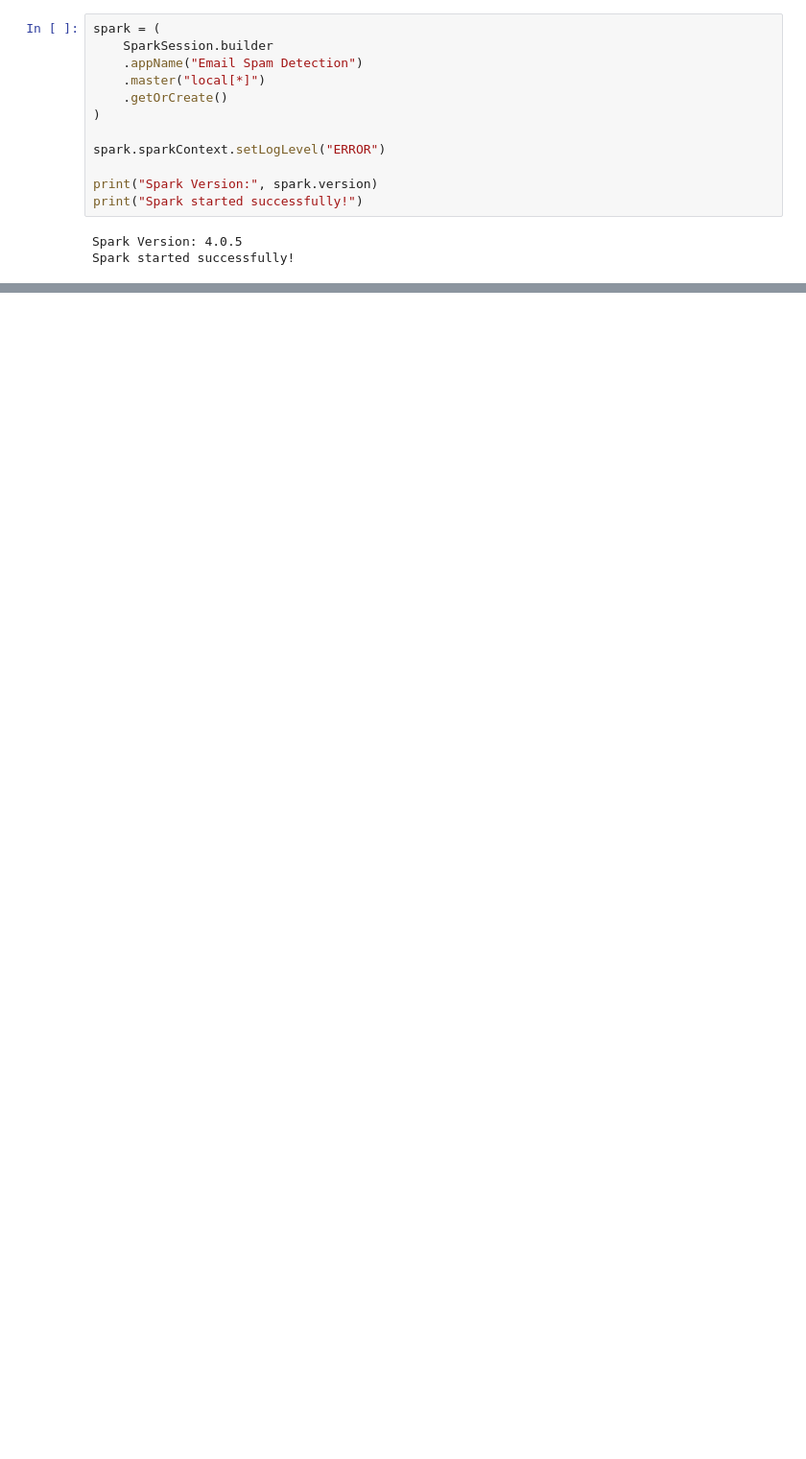
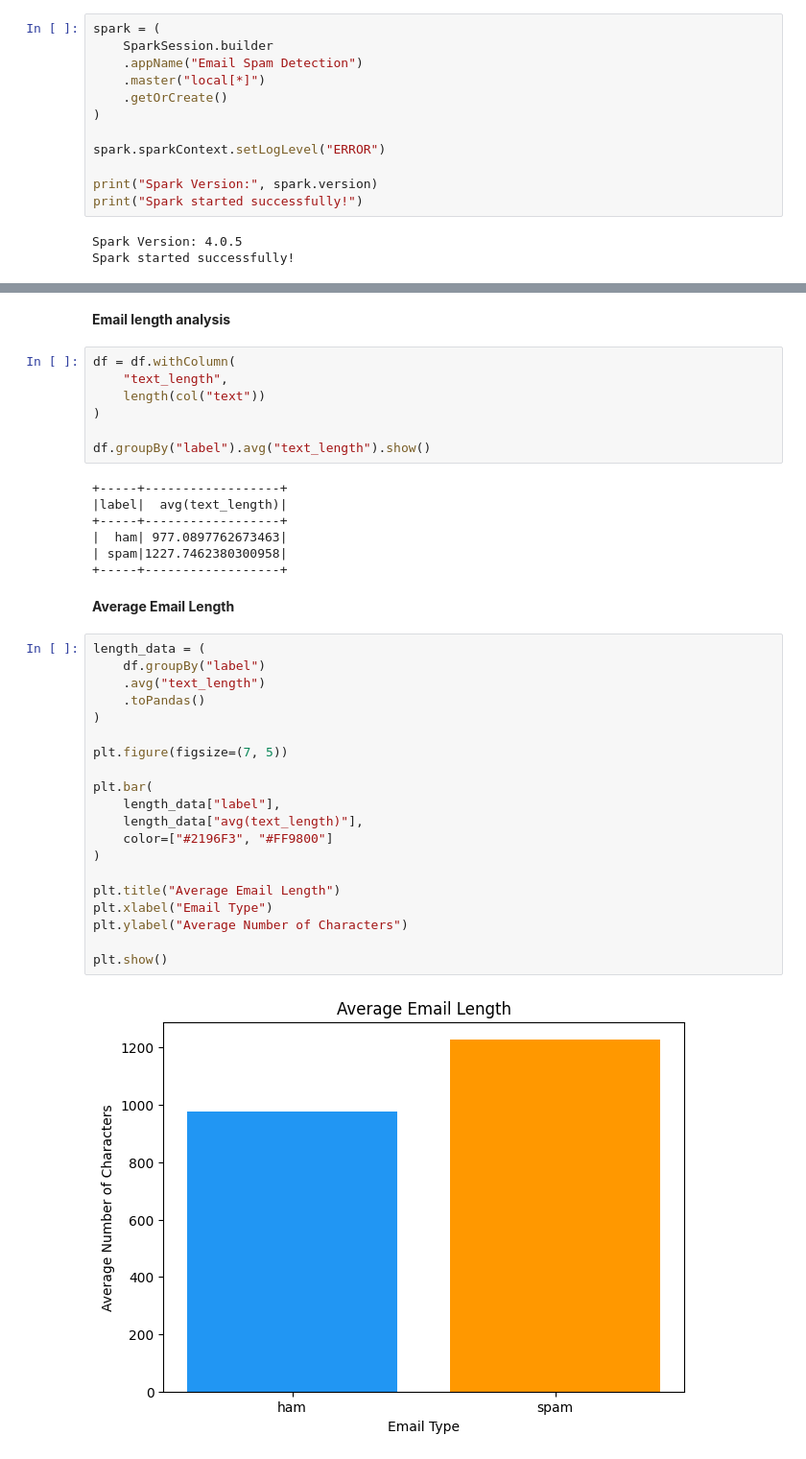
Before and after one commit to SaiSriram2004/Bootstrap_JavaScript_MERNTASKS, a Jupyter notebook: Big-Data-Project/email_spam_detection.ipynb, the cells around one changed output, grey strips where cells are left out. Shown at 96% size. Cells and saved outputs as stored; diff of their text form; blank space fills up the shorter version.

```diff
--- a/Big-Data-Project/email_spam_detection.ipynb
+++ b/Big-Data-Project/email_spam_detection.ipynb
@@ -48,0 +136,40 @@ AnalysisException: [PATH_NOT_FOUND] Path does not exist: file:/content/spam_ham_
+# %% [markdown]
+**Email length analysis**
+# %%
+df = df.withColumn(
+    "text_length",
+    length(col("text"))
+)
+
+df.groupBy("label").avg("text_length").show()
+# %% [output]
++-----+------------------+
+|label|  avg(text_length)|
++-----+------------------+
+|  ham| 977.0897762673463|
+| spam|1227.7462380300958|
++-----+------------------+
+# %% [markdown]
+**Average Email Length**
+# %%
+length_data = (
+    df.groupBy("label")
+    .avg("text_length")
+    .toPandas()
+)
+
+plt.figure(figsize=(7, 5))
+
+plt.bar(
+    length_data["label"],
+    length_data["avg(text_length)"],
+    color=["#2196F3", "#FF9800"]
+)
+
+plt.title("Average Email Length")
+plt.xlabel("Email Type")
+plt.ylabel("Average Number of Characters")
+
+plt.show()
+# %% [output]
+[figure, added]
```
Also changed, not shown: parts of 64 cells of this notebook.
